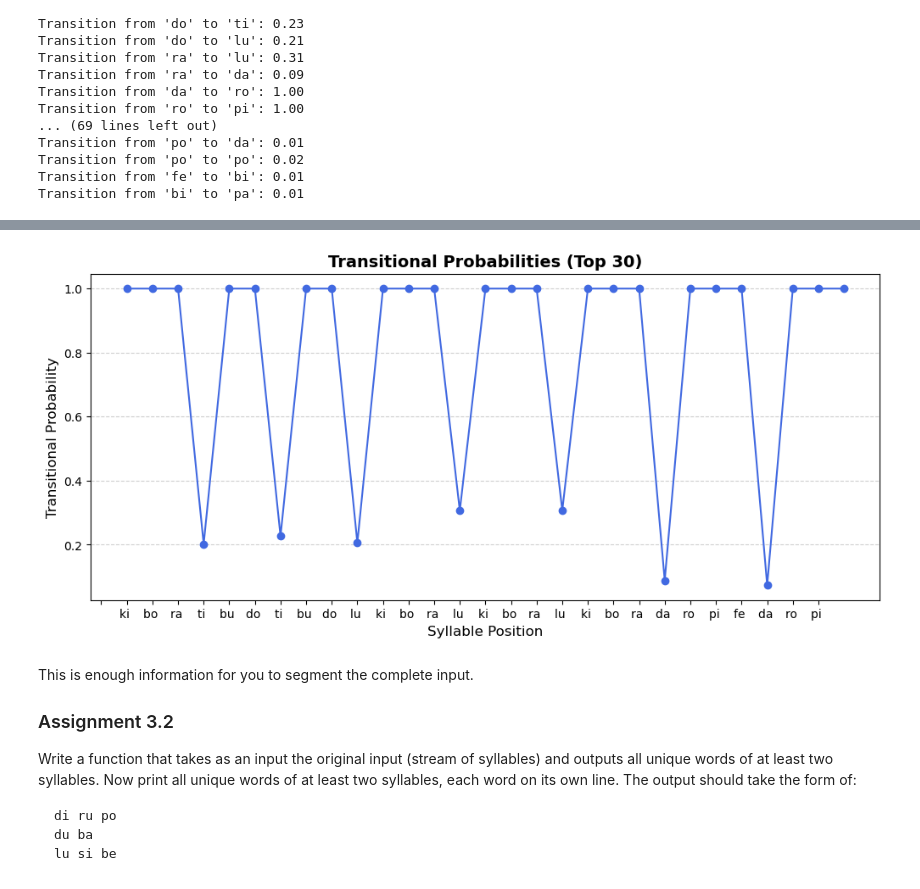
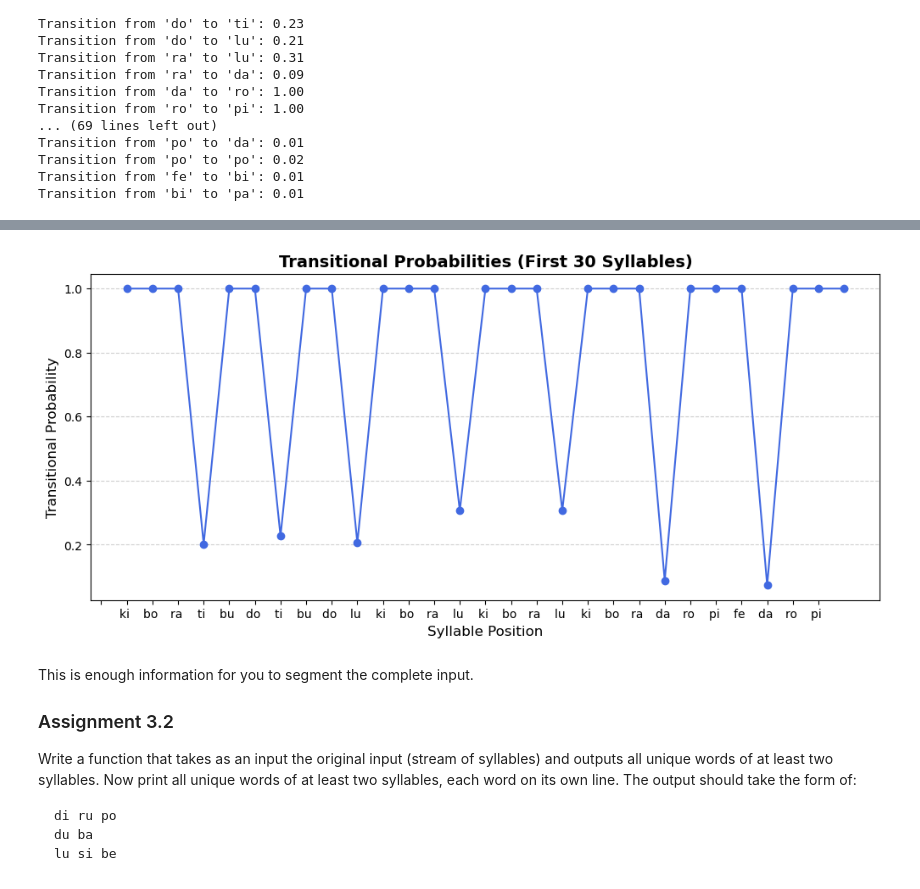
Before and after one commit to kooroshkz/Cognition_and_Computation, a Jupyter notebook: Project-2/language.ipynb, the cells around one changed output, grey strips where cells are left out. Drawn from its saved outputs; the diff is of its cells as text; code cells hidden in the pictures.

```diff
--- a/Project-2/language.ipynb
+++ b/Project-2/language.ipynb
@@ -172,20 +172,20 @@ Start by plotting the transitional probabilities for the first 30 syllables in t
 # %%
 import matplotlib.pyplot as plt
 
 f30 = syllables[:30]
 f30probs = [transitionalProbs.get((f30[i], f30[i+1]), 0) for i in range(len(f30) - 1)]
 
 # Plot the transitional probabilities
 plt.figure(figsize=(12, 5))
 plt.plot(range(1,len(f30probs) + 1), f30probs, marker='o', linestyle='-', color='royalblue')
 plt.xlabel("Syllable Position", fontsize=12)
 plt.xticks(range(len(f30probs)),  [""] +[f"{f30[i]} " for i in range(1,len(f30) - 1)])
 plt.ylabel("Transitional Probability", fontsize=12)
-plt.title("Transitional Probabilities (Top 30)", fontsize=14, fontweight="bold")
+plt.title("Transitional Probabilities (First 30 Syllables)", fontsize=14, fontweight="bold")
 plt.grid(axis="y", linestyle="--", alpha=0.6)
 plt.show()
 # %% [output]
-[figure, old version]
+[figure, new version]
 # %% [markdown]
 This is enough information for you to segment the complete input.
 
```
Also changed, not shown: parts of 1 cell of this notebook.
